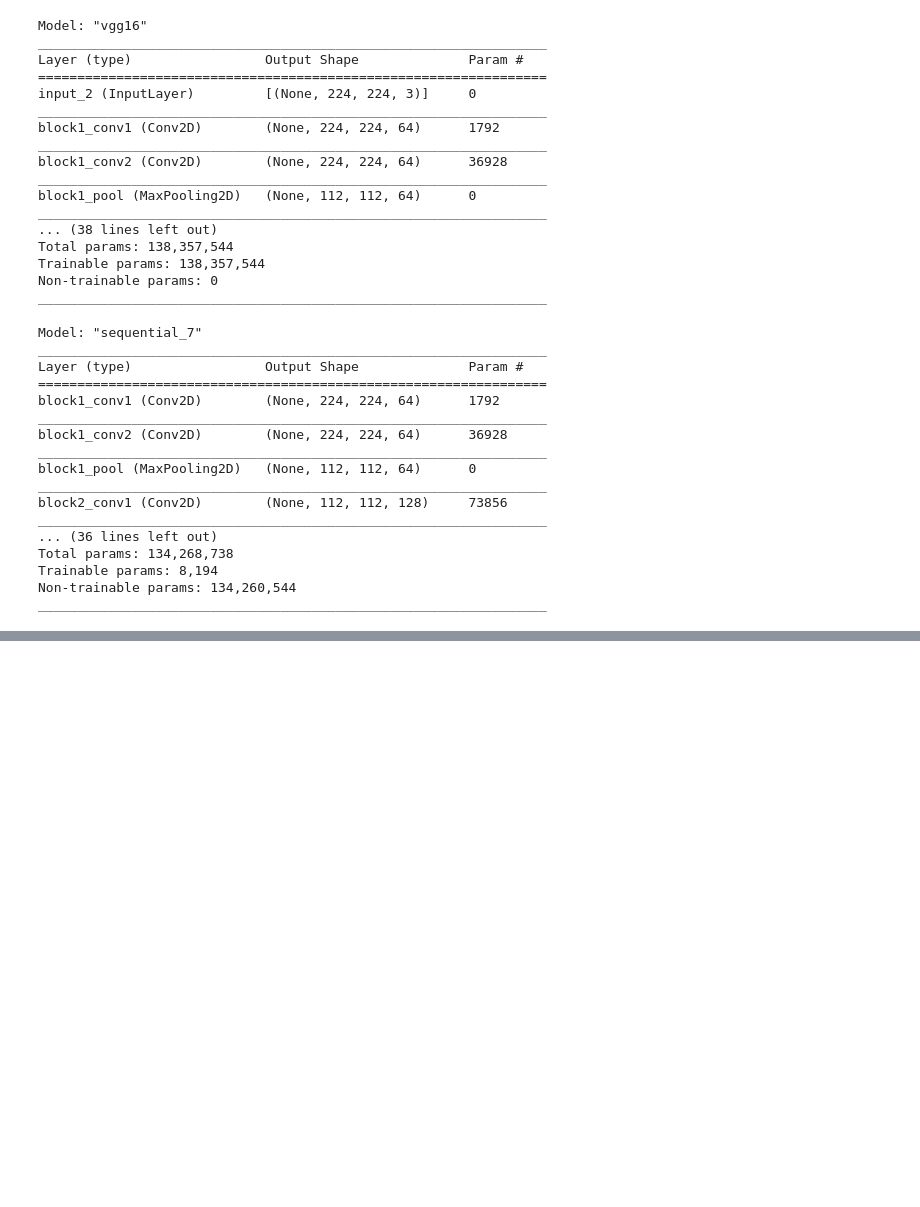
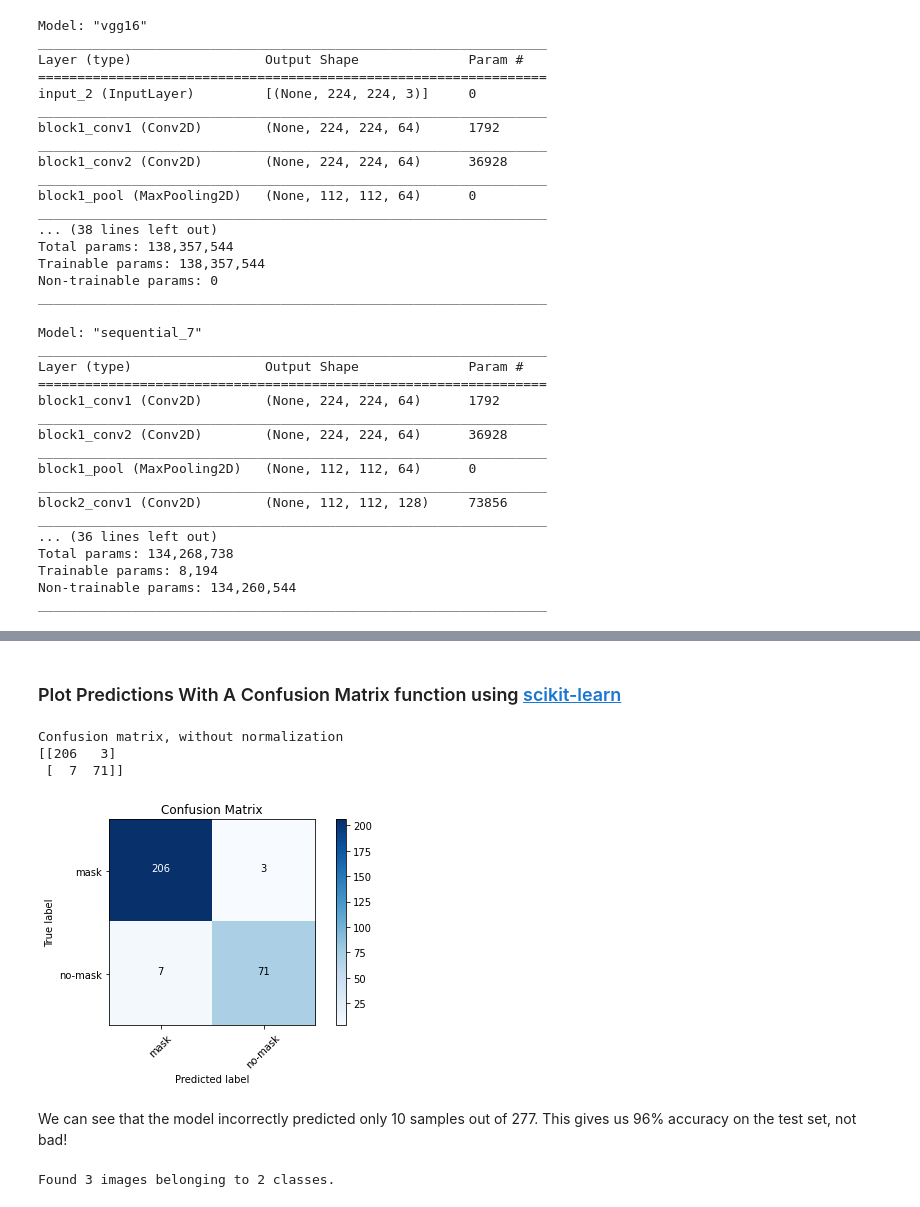
Before and after one commit to marabian/face-mask-detection, a Jupyter notebook: face_mask_detection_cnn.ipynb, the cells around one changed output, grey strips where cells are left out. Drawn from its saved outputs; the diff is of its cells as text; code cells hidden in the pictures; blank space fills up the shorter version.

```diff
--- a/face_mask_detection_cnn.ipynb
+++ b/face_mask_detection_cnn.ipynb
@@ -635,2 +351,0 @@ _________________________________________________________________
-# %%
-model.compile(optimizer=Adam(learning_rate=0.0001), loss='categorical_crossentropy', metrics=['accuracy'])
@@ -663,0 +377,2 @@ print(len(train_batches))
+# %%
+predictions = np.round(predictions)
@@ -663,0 +382,51 @@ print(len(train_batches))
+# %% [markdown]
+### Plot Predictions With A Confusion Matrix function using [scikit-learn](https://scikit-learn.org/stable/auto_examples/model_selection/plot_confusion_matrix.html#sphx-glr-auto-examples-model-selection-plot-confusion-matrix-py)
+# %%
+def plot_confusion_matrix(cm, classes,
+                          normalize=False,
+                          title='Confusion matrix',
+                          cmap=plt.cm.Blues):
+    """
+    This function prints and plots the confusion matrix.
+    Normalization can be applied by setting `normalize=True`.
+    """
+    plt.imshow(cm, interpolation='nearest', cmap=cmap)
+    plt.title(title)
+    plt.colorbar()
+    tick_marks = np.arange(len(classes))
+    plt.xticks(tick_marks, classes, rotation=45)
+    plt.yticks(tick_marks, classes)
+
+    if normalize:
+        cm = cm.astype('float') / cm.sum(axis=1)[:, np.newaxis]
+        print("Normalized confusion matrix")
+    else:
+        print('Confusion matrix, without normalization')
+
+    print(cm)
+
+    thresh = cm.max() / 2.
+    for i, j in itertools.product(range(cm.shape[0]), range(cm.shape[1])):
+        plt.text(j, i, cm[i, j],
+            horizontalalignment="center",
+            color="white" if cm[i, j] > thresh else "black")
+
+    plt.tight_layout()
+    plt.ylabel('True label')
+    plt.xlabel('Predicted label')
+# %%
+cm = confusion_matrix(y_true=test_batches.classes, y_pred=np.argmax(predictions, axis=-1))
+cm_plot_labels = ['mask','no-mask']
+plot_confusion_matrix(cm=cm, classes=cm_plot_labels, title='Confusion Matrix')
+# %% [output]
+Confusion matrix, without normalization
+[[206   3]
+ [  7  71]]
+[figure, added]
+# %% [markdown]
+We can see that the model incorrectly predicted only 10 samples out of 277. This gives us 96% accuracy on the test set, not bad!
+# %%
+me_batches = ImageDataGenerator(rescale=1./255) \
+    .flow_from_directory(directory='data/me', target_size=(224,224), classes=['mask', 'no-mask'], batch_size=10, shuffle=False)
+# %% [output]
+Found 3 images belonging to 2 classes.
```
Also changed, not shown: parts of 57 cells of this notebook, 2 other files.
